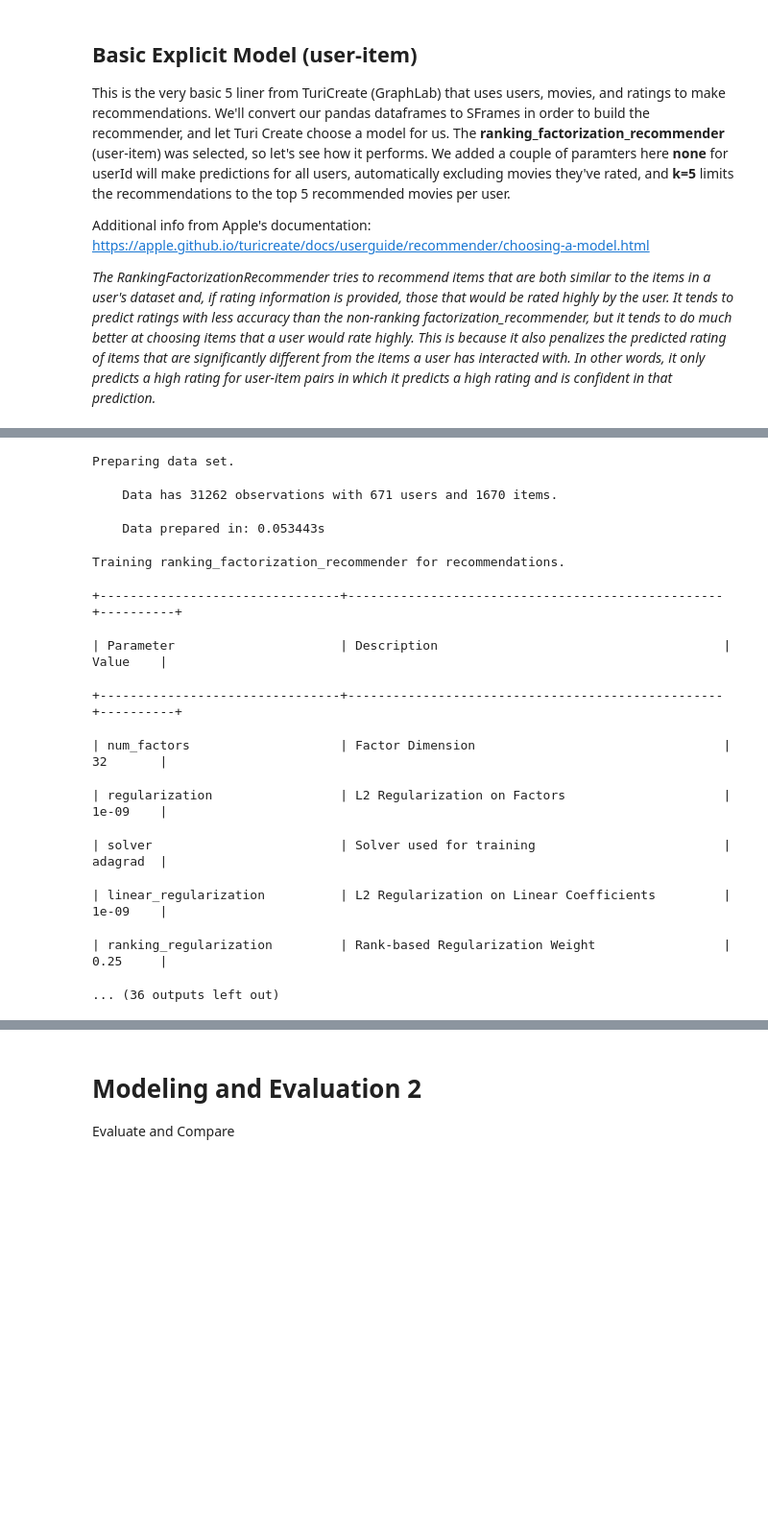
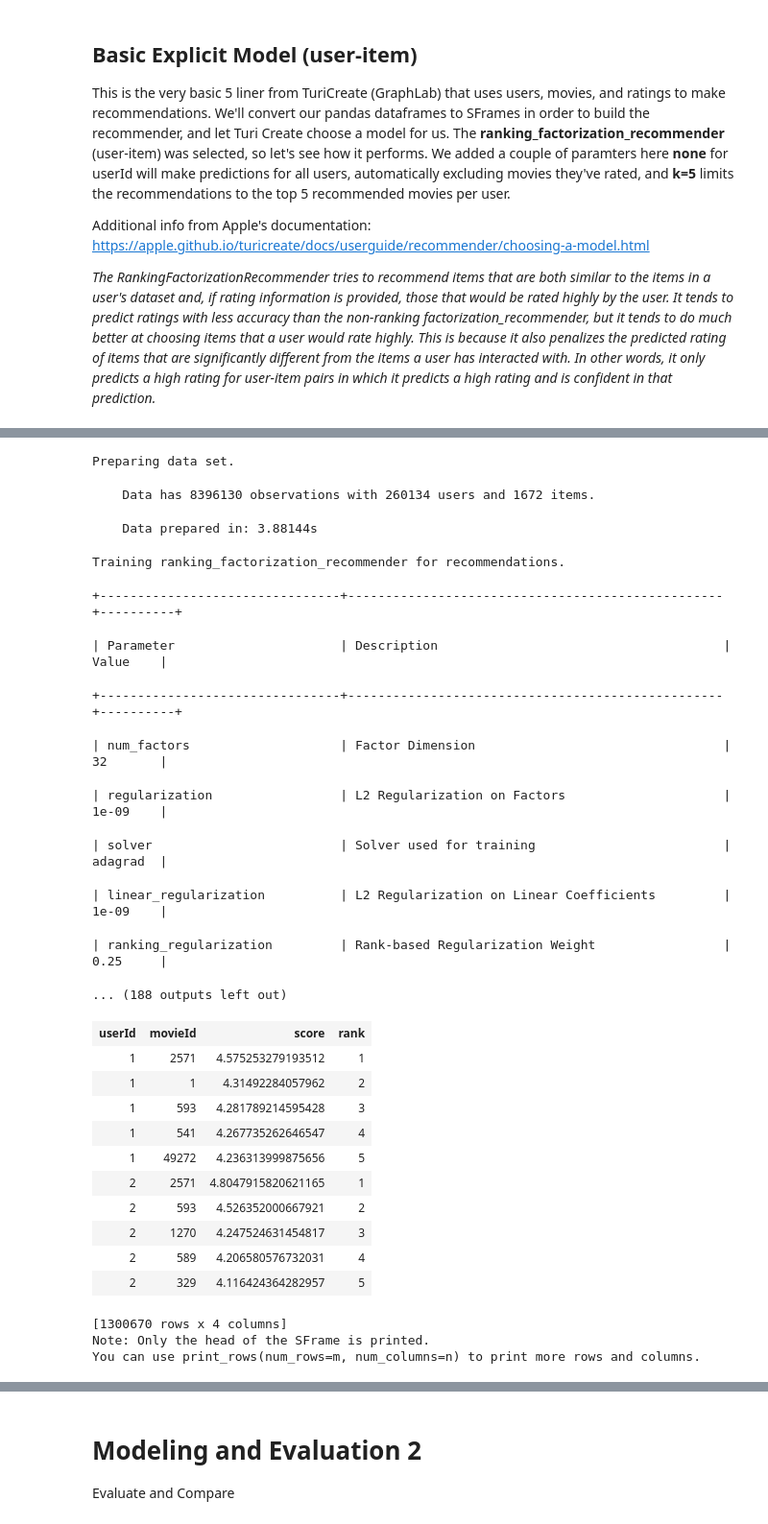
Before and after one commit to sachinac/ML7331, a Jupyter notebook: msds_7331_lab3.ipynb, the cells around one changed output, grey strips where cells are left out. Shown at 96% size. Saved outputs shown, nothing was run; the diff lists cells and outputs as text; code cells hidden in the pictures; blank space fills up the shorter version.

Commit message:
testing dicts, ran full models

```diff
--- a/msds_7331_lab3.ipynb
+++ b/msds_7331_lab3.ipynb
@@ -144,7 +144,11 @@ def get_credits(crew_json):
 credits[['directors','producers','actors']] = credits.apply(get_credits, axis=1)
 
 def make_dict(lst):
-    return {i:lst[i] for i in range(0, len(lst))}
+    if lst is np.nan:
+        return np.nan
+    else:
+        return { i : 'name' for i in lst }
+        #return {i:lst[i] for i in range(0, len(lst))}
 
 credits['actors_dict'] = credits.actors.apply(make_dict)
 credits['producers_dict'] = credits.producers.apply(make_dict)
@@ -604,9 +602,15 @@ ratings_small_plus = ratings_small_plus.merge(movies, how='left', left_on='tmdbI
 # %%
 %%time
-df = ratings_small_plus[['userId','movieId','rating','genre_dict','belongs_to_collection']]
+df = ratings.merge(links_small, how='left', on='movieId')
+df = df.merge(movies, how='left', left_on='tmdbId', right_on='id')
+
+#ratings_small_plus = ratings_small.merge(links_small, how='left', on='movieId')
+#ratings_small_plus = ratings_small_plus.merge(movies, how='left', left_on='tmdbId', right_on='id')
+
+
+df = df[['userId','movieId','rating','genre_dict','belongs_to_collection']]
 df = df[~df['genre_dict'].isnull()]
 df = df[~df['belongs_to_collection'].isnull()]
-
 
 data = tc.SFrame(data=df)
 
@@ -617,8 +621,8 @@ model.save("my_model")
 print(timebreak)
 # %% [output]
 Preparing data set.
-    Data has 31262 observations with 671 users and 1670 items.
+    Data has 8396130 observations with 260134 users and 1672 items.
-    Data prepared in: 0.053443s
+    Data prepared in: 3.88144s
 Training ranking_factorization_recommender for recommendations.
 +--------------------------------+--------------------------------------------------+----------+
 | Parameter                      | Description                                      | Value    |
@@ -628,4 +632,21 @@ Training ranking_factorization_recommender for recommendations.
 | solver                         | Solver used for training                         | adagrad  |
 | linear_regularization          | L2 Regularization on Linear Coefficients         | 1e-09    |
 | ranking_regularization         | Rank-based Regularization Weight                 | 0.25     |
-... (36 outputs left out)
+... (188 outputs left out)
+# %%
+results
+# %% [output]
+| userId | movieId | score | rank |
+| 1 | 2571 | 4.575253279193512 | 1 |
+| 1 | 1 | 4.31492284057962 | 2 |
+| 1 | 593 | 4.281789214595428 | 3 |
+| 1 | 541 | 4.267735262646547 | 4 |
+| 1 | 49272 | 4.236313999875656 | 5 |
+| 2 | 2571 | 4.8047915820621165 | 1 |
+| 2 | 593 | 4.526352000667921 | 2 |
+| 2 | 1270 | 4.247524631454817 | 3 |
+| 2 | 589 | 4.206580576732031 | 4 |
+| 2 | 329 | 4.116424364282957 | 5 |
+[1300670 rows x 4 columns]
+Note: Only the head of the SFrame is printed.
+You can use print_rows(num_rows=m, num_columns=n) to print more rows and columns.
```
Also changed, not shown: parts of 6 cells of this notebook.
